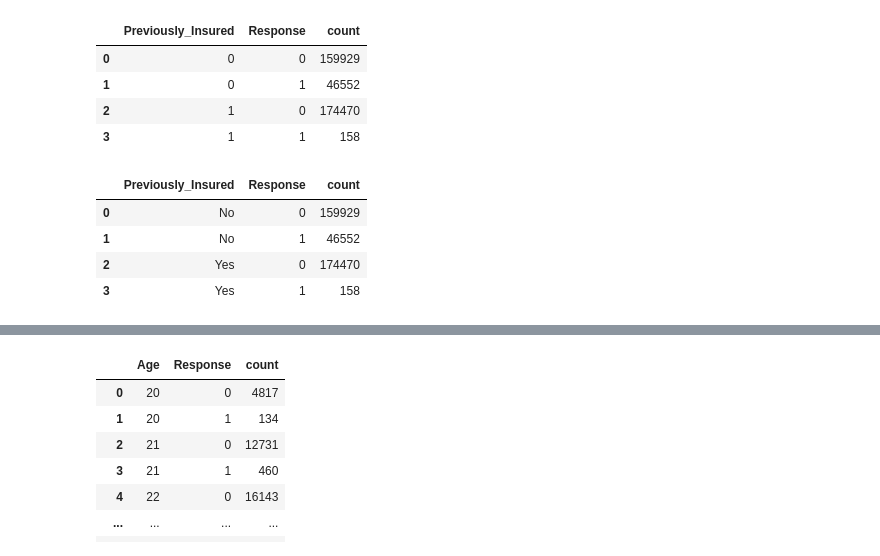
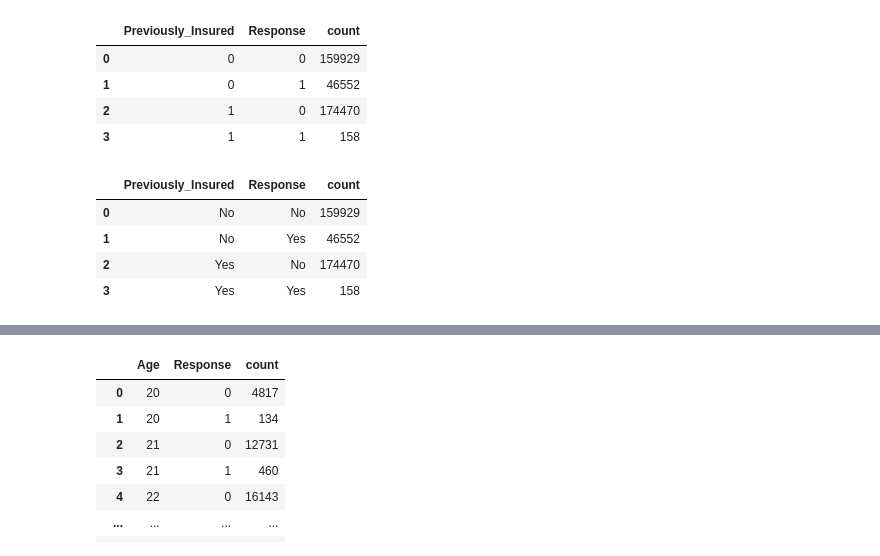
Before and after one commit to HugoTex98/Health-Insurance-Cross-Sell-Prediction, a Jupyter notebook: Health_Insurance_Cross_Sell_Prediction.ipynb, the cells around one changed output, grey strips where cells are left out. Saved outputs shown, nothing was run; the diff lists cells and outputs as text; code cells hidden in the pictures.

```diff
--- a/Health_Insurance_Cross_Sell_Prediction.ipynb
+++ b/Health_Insurance_Cross_Sell_Prediction.ipynb
@@ -338,10 +341,11 @@ resp_previnsured
 | 3 | 1 | 1 | 158 |
 # %%
 resp_previnsured['Previously_Insured'] = resp_previnsured['Previously_Insured'].replace({0:'No',1:'Yes'})
+resp_previnsured['Response'] = resp_previnsured['Response'].replace({0:'No',1:'Yes'})
 resp_previnsured
 # %% [output]
 |  | Previously_Insured | Response | count |
-| 0 | No | 0 | 159929 |
-| 1 | No | 1 | 46552 |
-| 2 | Yes | 0 | 174470 |
-| 3 | Yes | 1 | 158 |
+| 0 | No | No | 159929 |
+| 1 | No | Yes | 46552 |
+| 2 | Yes | No | 174470 |
+| 3 | Yes | Yes | 158 |
```
Also changed, not shown: parts of 26 cells of this notebook.
